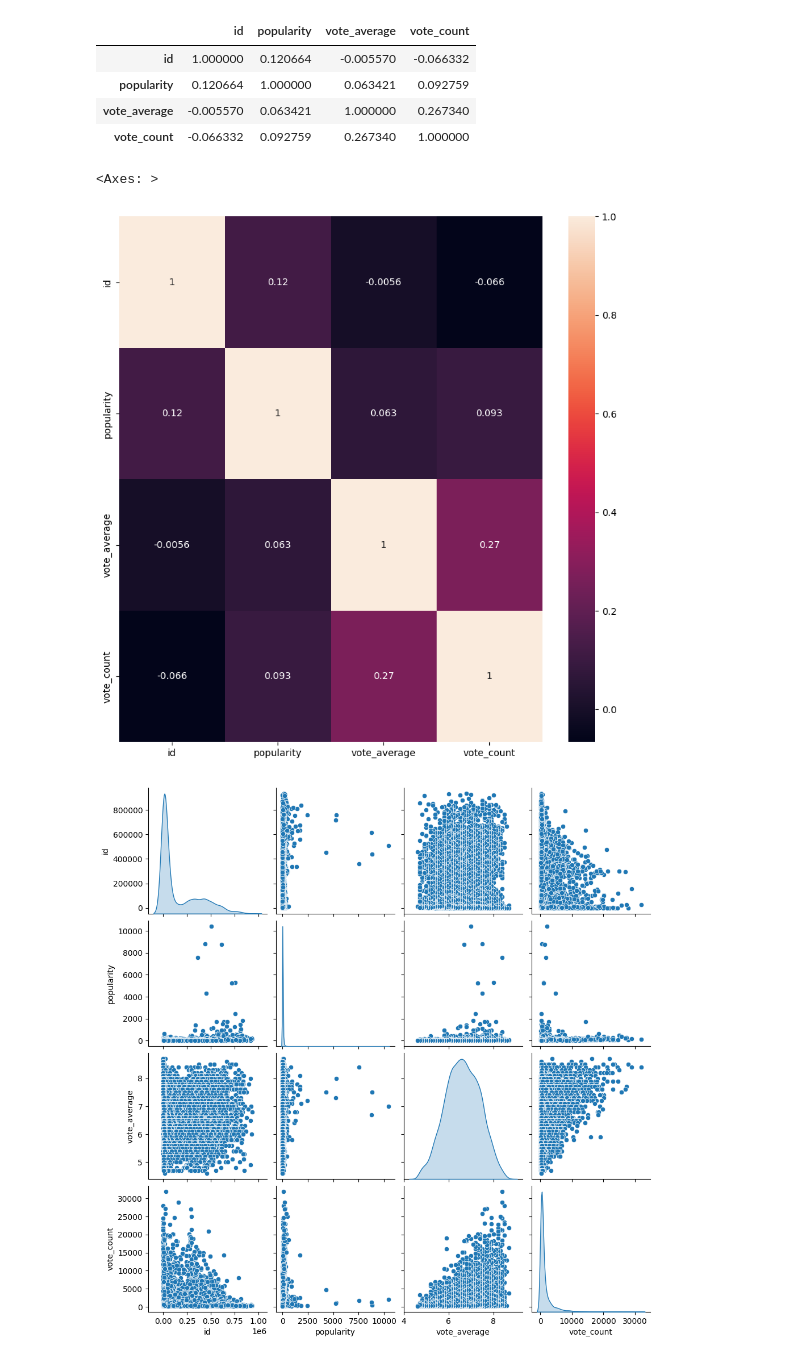
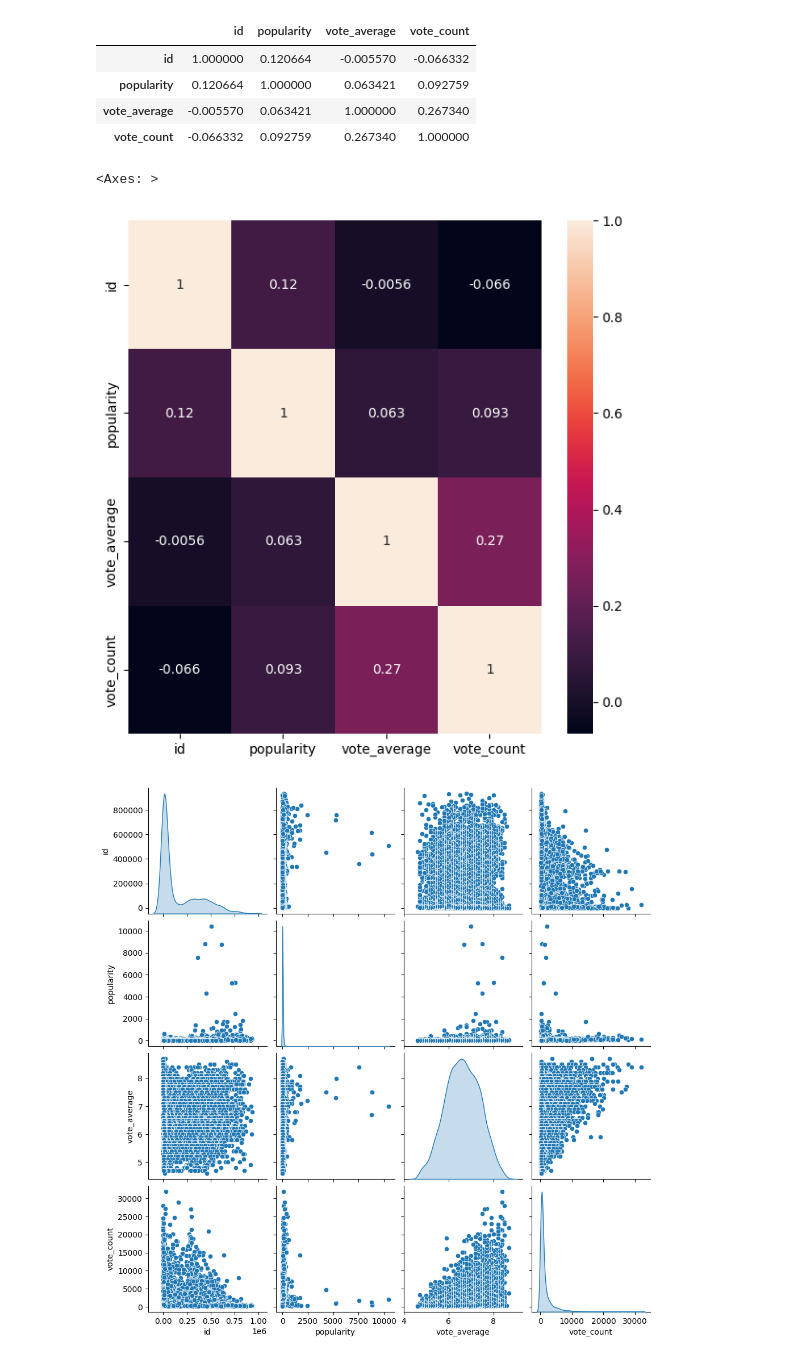
Before and after one commit to Pumchamnan/Movie-Recommendation-System-Porject, a Jupyter notebook: Movie_Recommendation.ipynb, the cells around one changed output. Saved outputs shown, nothing was run; the diff lists cells and outputs as text; code cells hidden in the pictures.

```diff
--- a/Movie_Recommendation.ipynb
+++ b/Movie_Recommendation.ipynb
@@ -150,11 +133,11 @@ df_corr.corr()
 | vote_count | -0.066332 | 0.092759 | 0.267340 | 1.000000 |
 # %%
 corr = df.select_dtypes(include=['float','int']).corr()
-plt.figure(figsize=(10,10))
+plt.figure(figsize=(7,7))
 sns.heatmap(corr, annot=True)
 # %% [output]
 <Axes: >
-[figure, old version]
+[figure, new version]
 # %%
 sns.pairplot(data=df, diag_kind="kde", palette="husl");
 # %% [output]
```
Also changed, not shown: parts of 35 cells of this notebook.
